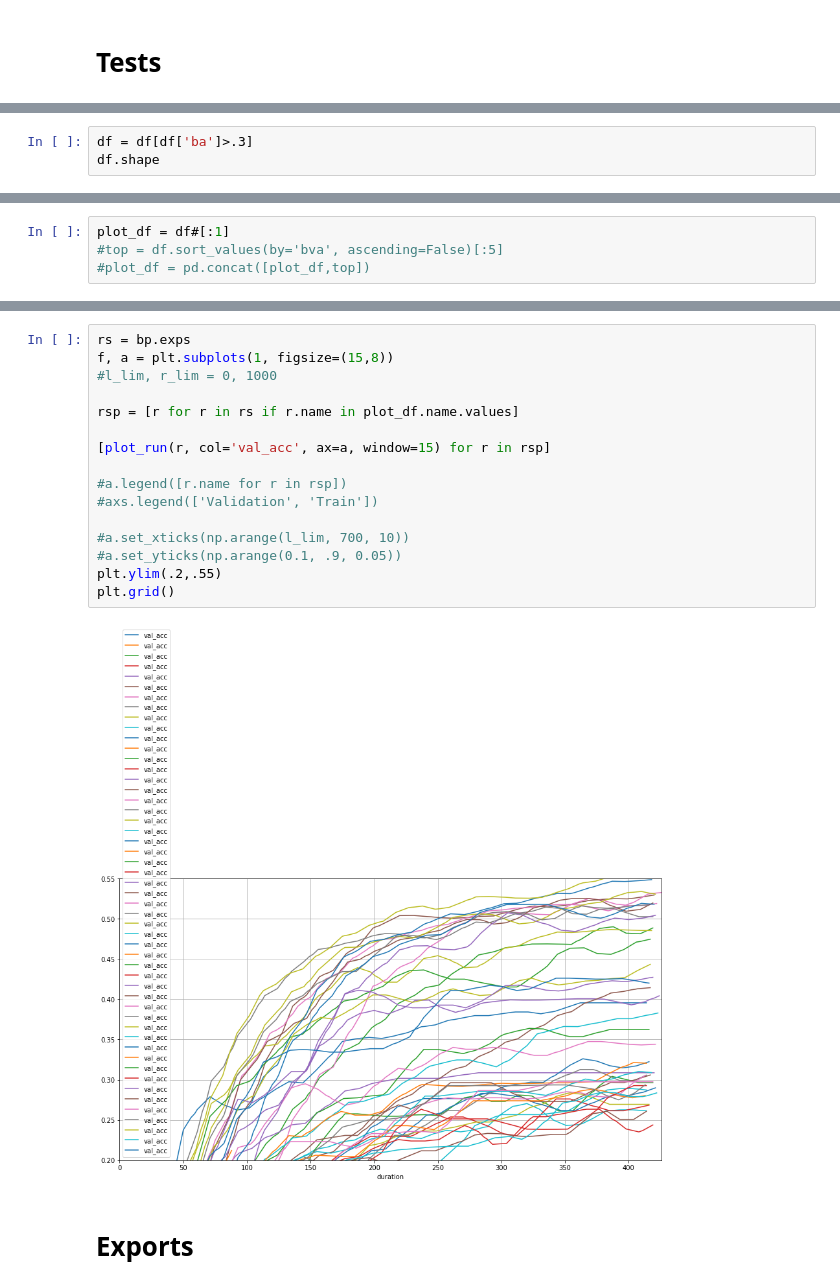
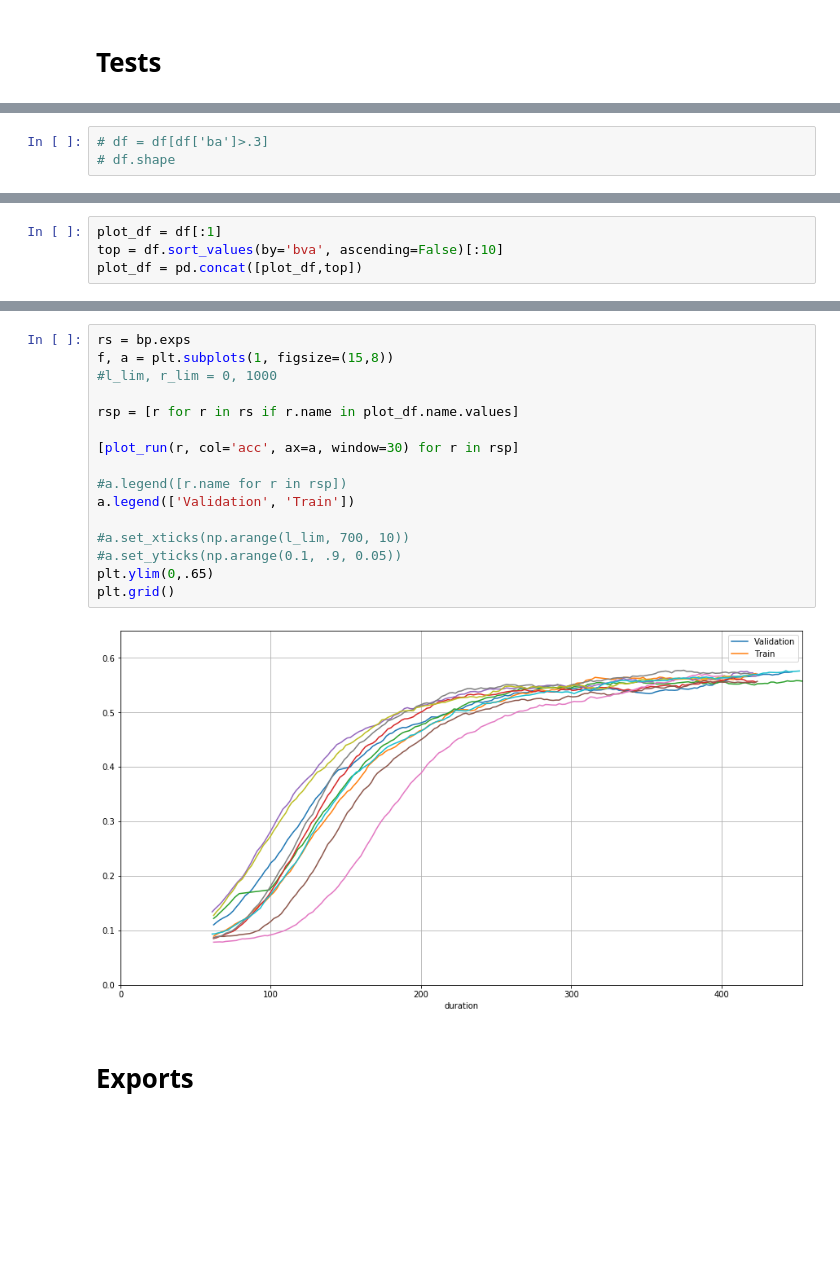
Before and after one commit to bakeryproducts/dHPO, a Jupyter notebook: gen_exp.ipynb, the cells around one changed output, grey strips where cells are left out. Drawn from its saved outputs; the diff is of its cells as text; blank space fills up the shorter version.

```diff
--- a/gen_exp.ipynb
+++ b/gen_exp.ipynb
@@ -197,4 +195,4 @@ Timedelta('0 days 09:56:43')
 # %%
-df = df[df['ba']>.3]
-df.shape
+# df = df[df['ba']>.3]
+# df.shape
 # %% [output]
@@ -221,6 +219,6 @@ fig.show()
 # %% [output]
 [interactive output not drawn]
 # %%
-plot_df = df#[:1]
-#top = df.sort_values(by='bva', ascending=False)[:5]
-#plot_df = pd.concat([plot_df,top])
+plot_df = df[:1]
+top = df.sort_values(by='bva', ascending=False)[:10]
+plot_df = pd.concat([plot_df,top])
@@ -237,21 +225,21 @@ df.sort_values(by='bva', ascending=False)[:5]
 # %%
 rs = bp.exps
 f, a = plt.subplots(1, figsize=(15,8))
 #l_lim, r_lim = 0, 1000
 
 rsp = [r for r in rs if r.name in plot_df.name.values]
 
-[plot_run(r, col='val_acc', ax=a, window=15) for r in rsp]
+[plot_run(r, col='acc', ax=a, window=30) for r in rsp]
 
 #a.legend([r.name for r in rsp])
-#axs.legend(['Validation', 'Train'])
+a.legend(['Validation', 'Train'])
 
 #a.set_xticks(np.arange(l_lim, 700, 10))
 #a.set_yticks(np.arange(0.1, .9, 0.05))
-plt.ylim(.2,.55)
+plt.ylim(0,.65)
 plt.grid()
 # %% [output]
-[figure, old version]
+[figure, new version]
 # %% [markdown]
 # Exports
 # %%
```
Also changed, not shown: parts of 8 cells of this notebook, 8 other files.
